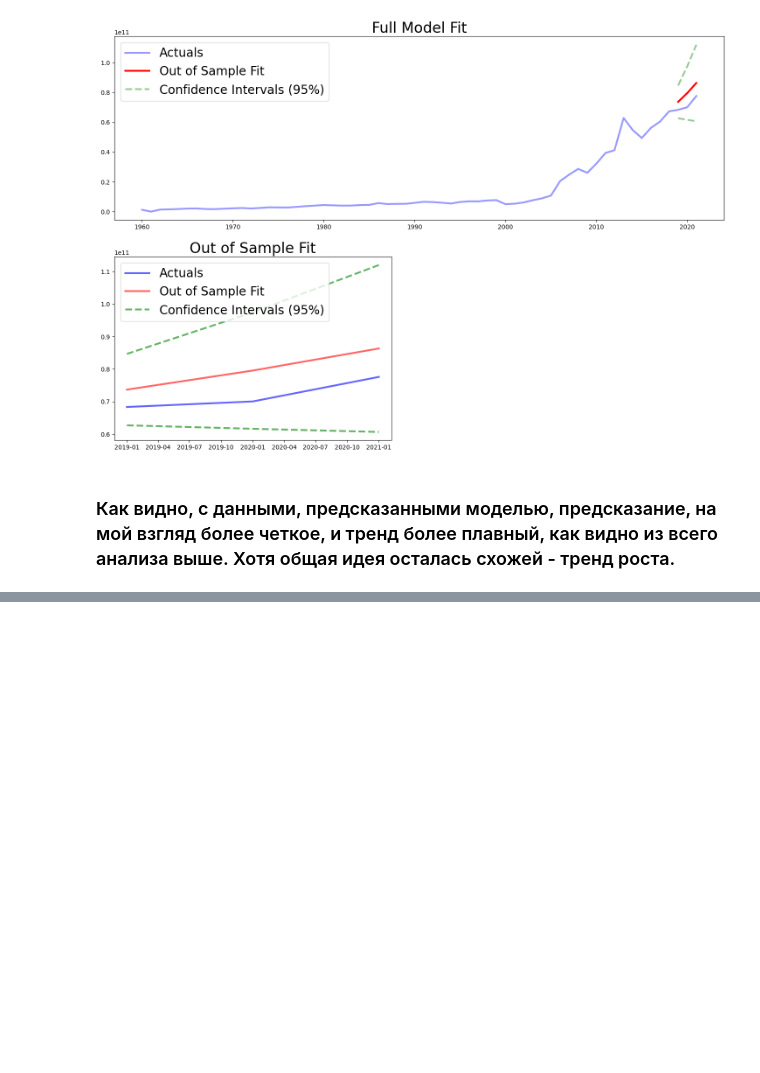
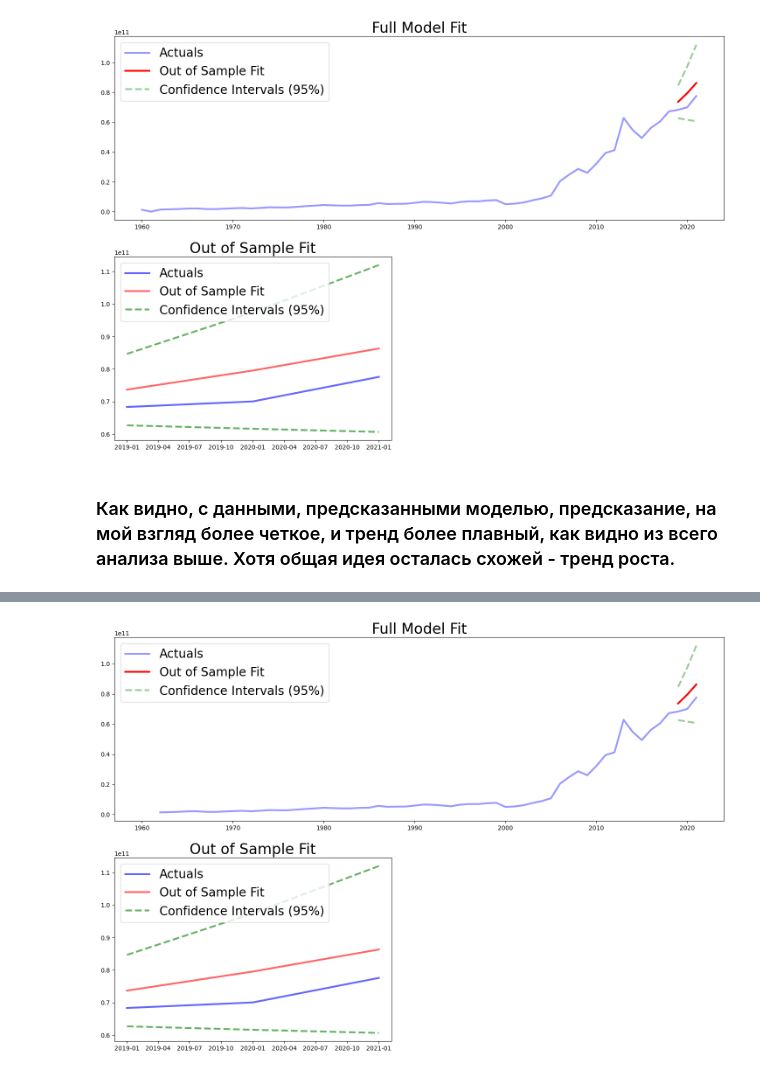
Before and after one commit to alexmoscar/new-rep-main, a Jupyter notebook: ML_in_business/project_Ghanna/task_for_ghanna.ipynb, the cells around one changed output, grey strips where cells are left out. Saved outputs shown, nothing was run; the diff lists cells and outputs as text; code cells hidden in the pictures; blank space fills up the shorter version.

```diff
--- a/ML_in_business/project_Ghanna/task_for_ghanna.ipynb
+++ b/ML_in_business/project_Ghanna/task_for_ghanna.ipynb
@@ -470,0 +483,3 @@ plt.show()
+# %%
+data['GDP (current US$)'] = data['GDP (current US$)'].apply(lambda x: np.nan if x==0 else x)
+data
@@ -470,0 +634,81 @@ plt.show()
+# %%
+pred_df = pd.DataFrame(index=data.index)
+
+pred_df["model_preds"] = arima_model_fit_2.predict(
+    start=test_df.index[0], end=test_df.index[-1]
+)
+
+
+pred_df["GDP (current US$)"] = data["GDP (current US$)"]
+
+forecast = arima_model_fit_2.get_forecast(len(test_df.index))
+forecast_df = forecast.conf_int(alpha=0.05)  # Confidence level of 95%
+
+pred_df.at[test_df.index, "model_preds_lower"] = forecast_df["lower GDP (current US$)"]
+pred_df.at[test_df.index, "model_preds_upper"] = forecast_df["upper GDP (current US$)"]
+# %%
+plt.rcParams["figure.figsize"] = 18, 12
+
+plt.subplot(2, 1, 1)
+plt.plot(pred_df["GDP (current US$)"], color="blue", label="Actuals", alpha=0.4)
+
+plt.plot(
+    pred_df.loc[test_df.index]["model_preds"],
+    color="red",
+    linestyle="-",
+    label="Out of Sample Fit",
+)
+
+plt.plot(
+    pred_df.loc[test_df.index]["model_preds_lower"],
+    color="green",
+    linestyle="--",
+    label="Confidence Intervals (95%)",
+    alpha=0.4,
+)
+
+plt.plot(
+    pred_df.loc[test_df.index]["model_preds_upper"],
+    color="green",
+    linestyle="--",
+    alpha=0.4,
+)
+
+plt.title("Full Model Fit", size=24)
+plt.legend()
+
+plt.subplot(2, 2, 3)
+
+plt.plot(
+    pred_df.loc[test_df.index]["GDP (current US$)"], color="blue", label="Actuals", alpha=0.6
+)
+
+plt.plot(
+    pred_df.loc[test_df.index]["model_preds"],
+    color="red",
+    linestyle="-",
+    label="Out of Sample Fit",
+    alpha=0.6,
+)
+
+plt.plot(
+    pred_df.loc[test_df.index]["model_preds_lower"],
+    color="green",
+    linestyle="--",
+    label="Confidence Intervals (95%)",
+    alpha=0.6,
+)
+
+plt.plot(
+    pred_df.loc[test_df.index]["model_preds_upper"],
+    color="green",
+    linestyle="--",
+    alpha=0.6,
+)
+
+plt.title("Out of Sample Fit", size=24)
+plt.legend()
+
+plt.show()
+# %% [output]
+[figure, added]
```
Also changed, not shown: parts of 27 cells of this notebook, 3 other files.
